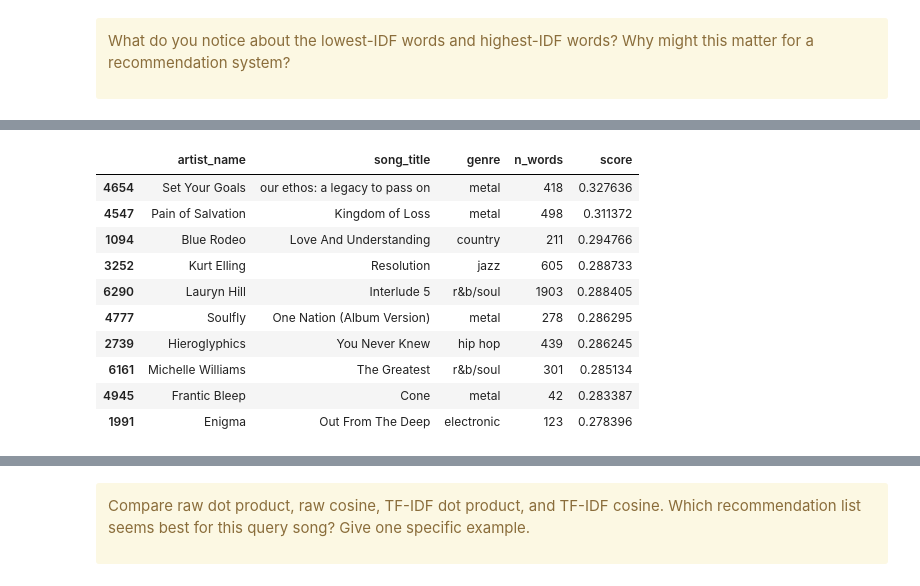
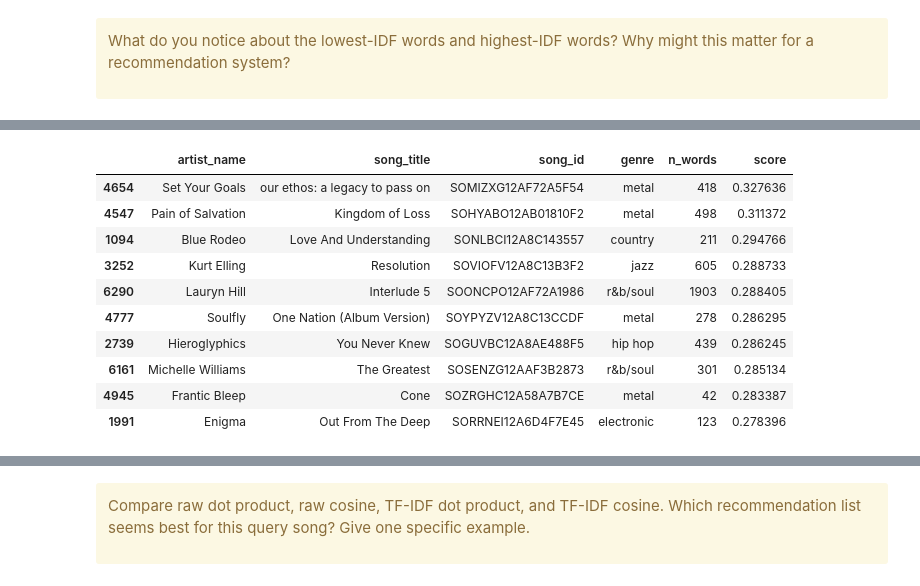
Before and after one commit to hdykens/UU_Lab_Repo, a Jupyter notebook: lab_02_in_class.ipynb, the cells around one changed output, grey strips where cells are left out. Drawn from its saved outputs; the diff is of its cells as text; code cells hidden in the pictures.

```diff
--- a/lab_02_in_class.ipynb
+++ b/lab_02_in_class.ipynb
@@ -519,17 +670,17 @@ tfidf_dot_matches[["artist_name", "song_title", "genre", "n_words", "score"]]
 # %%
 tfidf_cos_scores = cosine_scores(TFIDF, query_tfidf)
 tfidf_cos_matches = top_matches(tfidf_cos_scores, query_track_id, k=10)
 
-tfidf_cos_matches[["artist_name", "song_title", "genre", "n_words", "score"]]
+tfidf_cos_matches[["artist_name", "song_title", "song_id", "genre", "n_words", "score"]]
 # %% [output]
-|  | artist_name | song_title | genre | n_words | score |
-| 4654 | Set Your Goals | our ethos: a legacy to pass on | metal | 418 | 0.327636 |
-| 4547 | Pain of Salvation | Kingdom of Loss | metal | 498 | 0.311372 |
-| 1094 | Blue Rodeo | Love And Understanding | country | 211 | 0.294766 |
-| 3252 | Kurt Elling | Resolution | jazz | 605 | 0.288733 |
-| 6290 | Lauryn Hill | Interlude 5 | r&b/soul | 1903 | 0.288405 |
-| 4777 | Soulfly | One Nation (Album Version) | metal | 278 | 0.286295 |
-| 2739 | Hieroglyphics | You Never Knew | hip hop | 439 | 0.286245 |
-| 6161 | Michelle Williams | The Greatest | r&b/soul | 301 | 0.285134 |
-| 4945 | Frantic Bleep | Cone | metal | 42 | 0.283387 |
-| 1991 | Enigma | Out From The Deep | electronic | 123 | 0.278396 |
+|  | artist_name | song_title | song_id | genre | n_words | score |
+| 4654 | Set Your Goals | our ethos: a legacy to pass on | SOMIZXG12AF72A5F54 | metal | 418 | 0.327636 |
+| 4547 | Pain of Salvation | Kingdom of Loss | SOHYABO12AB01810F2 | metal | 498 | 0.311372 |
+| 1094 | Blue Rodeo | Love And Understanding | SONLBCI12A8C143557 | country | 211 | 0.294766 |
+| 3252 | Kurt Elling | Resolution | SOVIOFV12A8C13B3F2 | jazz | 605 | 0.288733 |
+| 6290 | Lauryn Hill | Interlude 5 | SOONCPO12AF72A1986 | r&b/soul | 1903 | 0.288405 |
+| 4777 | Soulfly | One Nation (Album Version) | SOYPYZV12A8C13CCDF | metal | 278 | 0.286295 |
+| 2739 | Hieroglyphics | You Never Knew | SOGUVBC12A8AE488F5 | hip hop | 439 | 0.286245 |
+| 6161 | Michelle Williams | The Greatest | SOSENZG12AAF3B2873 | r&b/soul | 301 | 0.285134 |
+| 4945 | Frantic Bleep | Cone | SOZRGHC12A58A7B7CE | metal | 42 | 0.283387 |
+| 1991 | Enigma | Out From The Deep | SORRNEI12A6D4F7E45 | electronic | 123 | 0.278396 |
```
Also changed, not shown: parts of 9 cells of this notebook.
